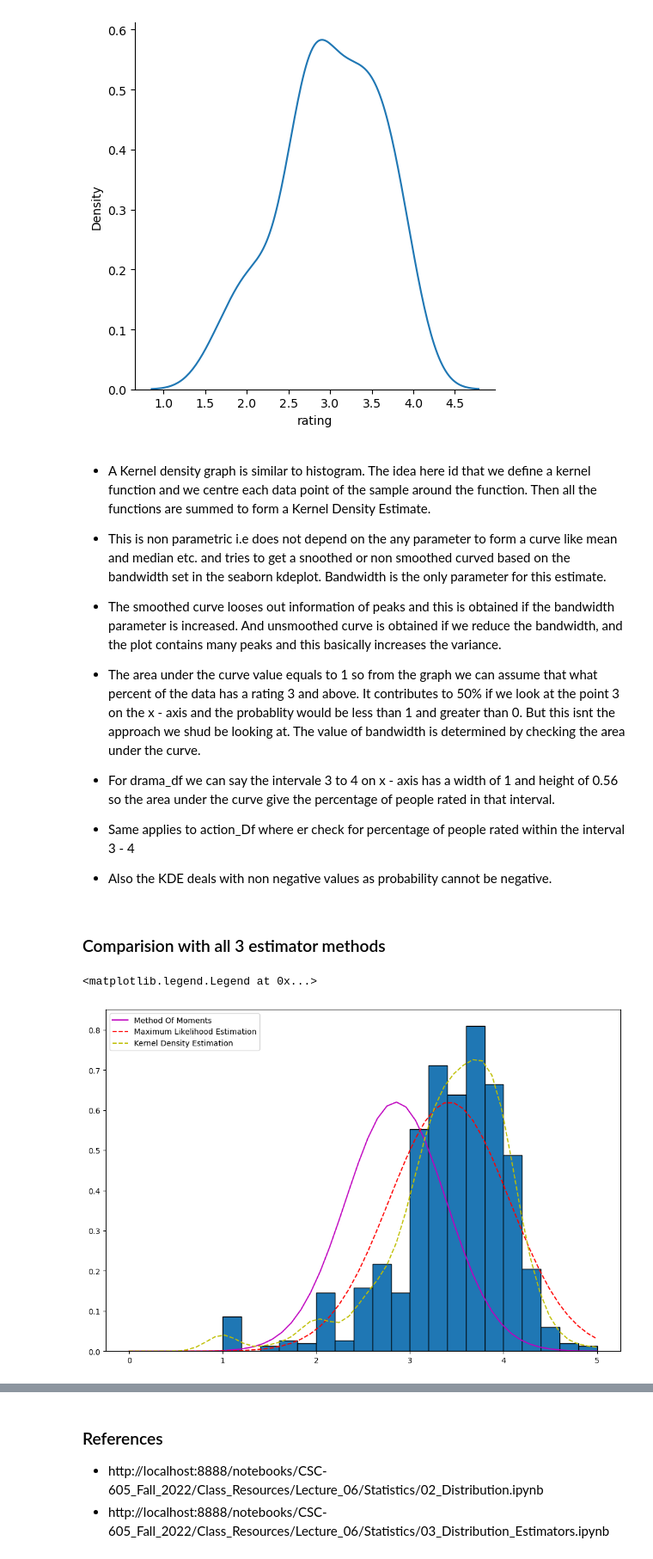
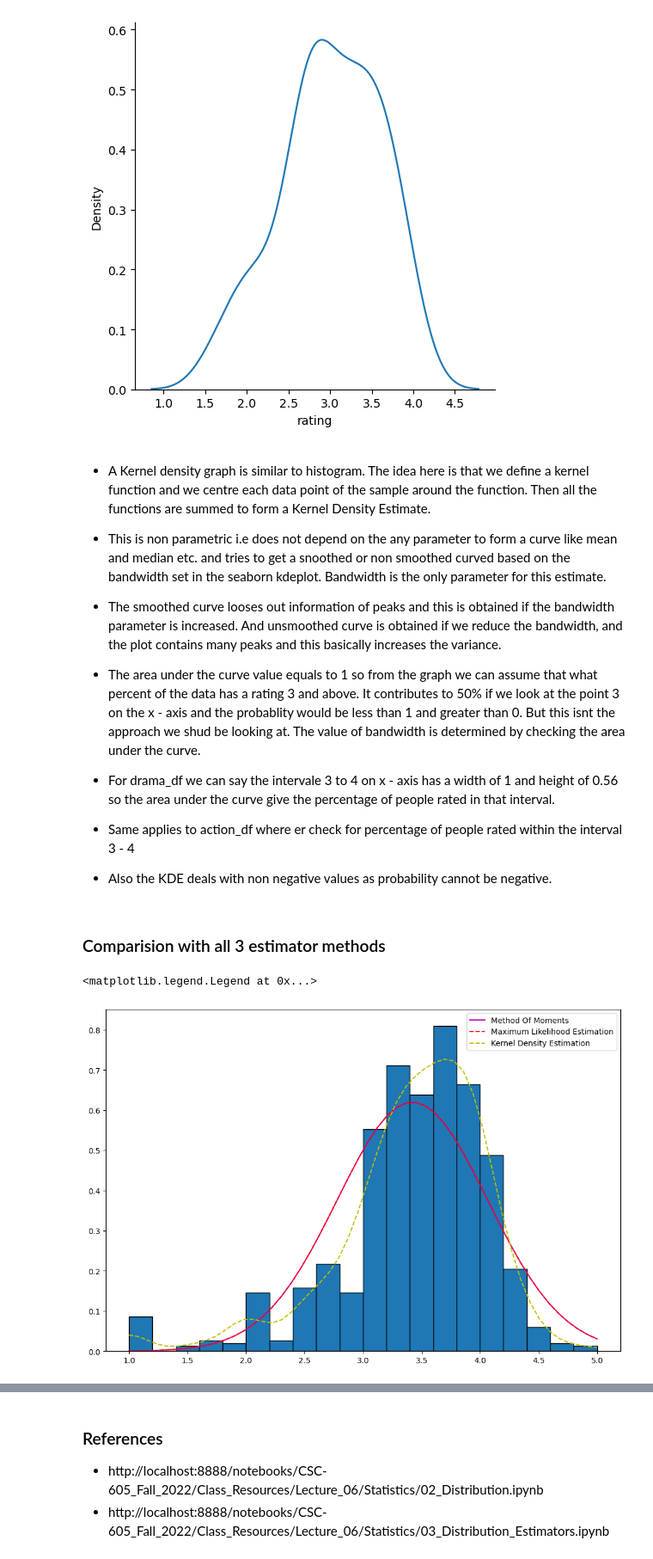
Before and after one commit to priyankabudavi/CSC-605_2022_Assignment, a Jupyter notebook: Assignment_3/src/movie_rating_distributions_Final.ipynb, the cells around one changed output, grey strips where cells are left out. Shown: that part at 86% size. Cells and saved outputs as stored; diff of their text form; code cells hidden in the pictures.

```diff
--- a/Assignment_3/src/movie_rating_distributions_Final.ipynb
+++ b/Assignment_3/src/movie_rating_distributions_Final.ipynb
@@ -468,29 +469,29 @@ sns.displot(data=action_df, x="rating",kind="kde")
 <seaborn.axisgrid.FacetGrid at 0x...>
 [figure]
 # %% [markdown]
-* A Kernel density graph is similar to histogram. The idea here id that we define a kernel function and we centre each data point of the sample around the function. Then all the functions are summed to form a Kernel Density Estimate.
+* A Kernel density graph is similar to histogram. The idea here is that we define a kernel function and we centre each data point of the sample around the function. Then all the functions are summed to form a Kernel Density Estimate.
 * This is non parametric i.e does not depend on the any parameter to form a curve like mean and median etc. and tries to get a snoothed or non smoothed curved based on the bandwidth set in the seaborn kdeplot. Bandwidth is the only parameter for this estimate.
 * The smoothed curve looses out information of peaks and this is obtained if the bandwidth parameter is increased. And unsmoothed curve is obtained if we reduce the bandwidth, and the plot contains many peaks and this basically increases the variance.
 * The area under the curve value equals to 1 so from the graph we can assume that what percent of the data has a rating 3 and above. It contributes to 50% if we look at the point 3 on the x - axis and the probablity would be less than 1 and greater than 0. But this isnt the approach we shud be looking at. The value of bandwidth is determined by checking the area under the curve.
 * For drama_df we can say the intervale 3 to 4  on x - axis has a width of 1 and height of 0.56 so the area under the curve give the percentage of people rated in that interval.
 
-* Same applies to action_Df where er check for percentage of people rated within the interval 3 - 4
+* Same applies to action_df where er check for percentage of people rated within the interval 3 - 4
 * Also the KDE deals with non negative values as probability cannot be negative.
 # %% [markdown]
 ### Comparision with all 3 estimator methods
 # %%
 from scipy.stats import kde
 
 drama = drama_df.rating
 drama.hist(density=True, bins=20, grid=False, ec='black', figsize=(12,8))
-x = np.linspace(0, drama.max())
+x = np.linspace(1, drama.max())
 density = kde.gaussian_kde(drama, bw_method=None)
 xgrid = np.linspace(x.min(), x.max(), 100)
 
-l1, = plt.plot(x, norm.pdf(np.linspace(0, 6), drama_mean, drama_std), 'm-', label="Method Of Moments")
+l1, = plt.plot(x, norm.pdf(np.linspace(1, 5), drama_mean, drama_std), 'm-', label="Method Of Moments")
 l2, = plt.plot(x, norm.pdf(x, mean_mle, std_mle) , 'r--', label="Maximum Likelihood Estimation")
 l3, = plt.plot(x, density(x), 'y--', label="Kernel Density Estimation")
 plt.legend(handles=[l1,l2,l3])
 # %% [output]
 <matplotlib.legend.Legend at 0x...>
-[figure, old version]
+[figure, new version]
```
Also changed, not shown: parts of 4 cells of this notebook.
